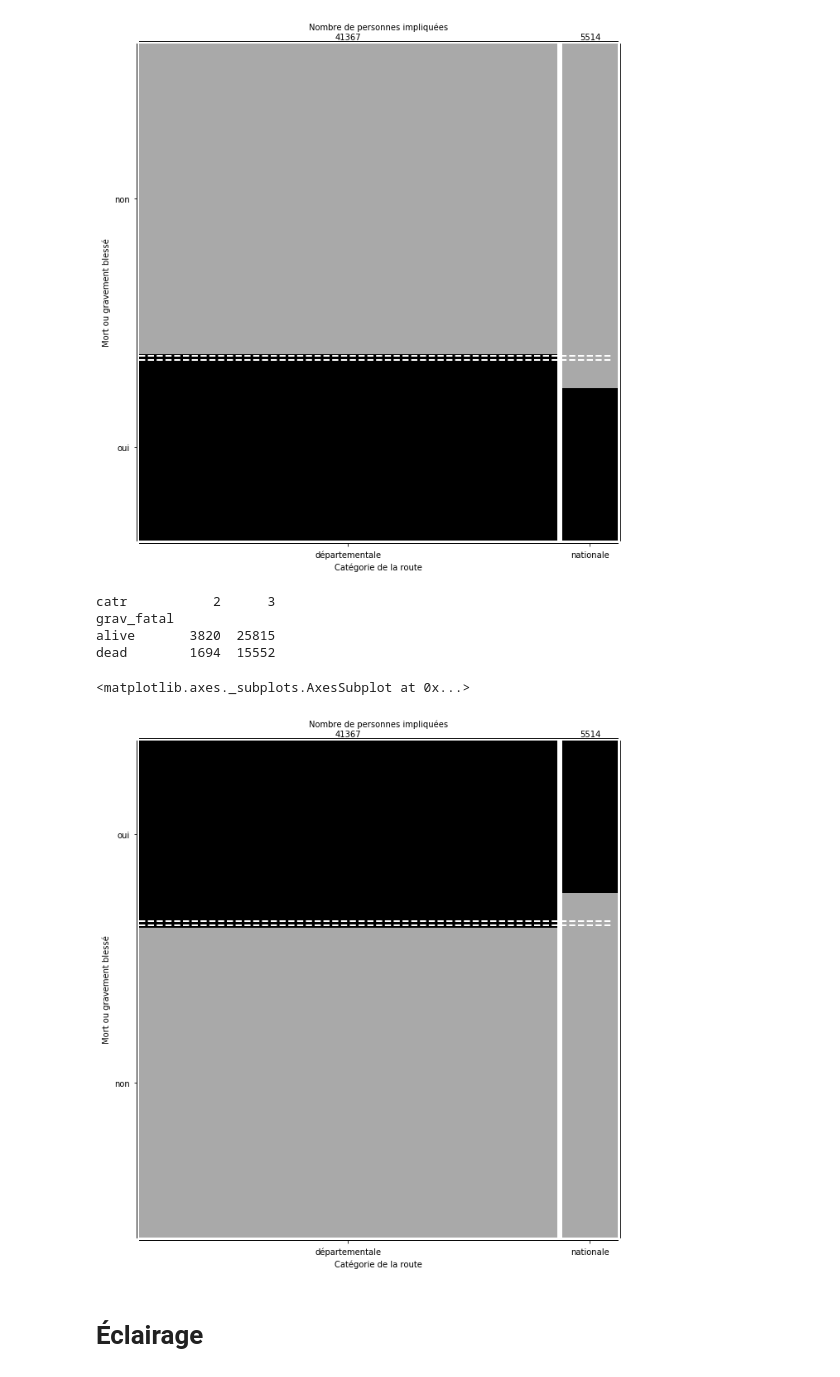
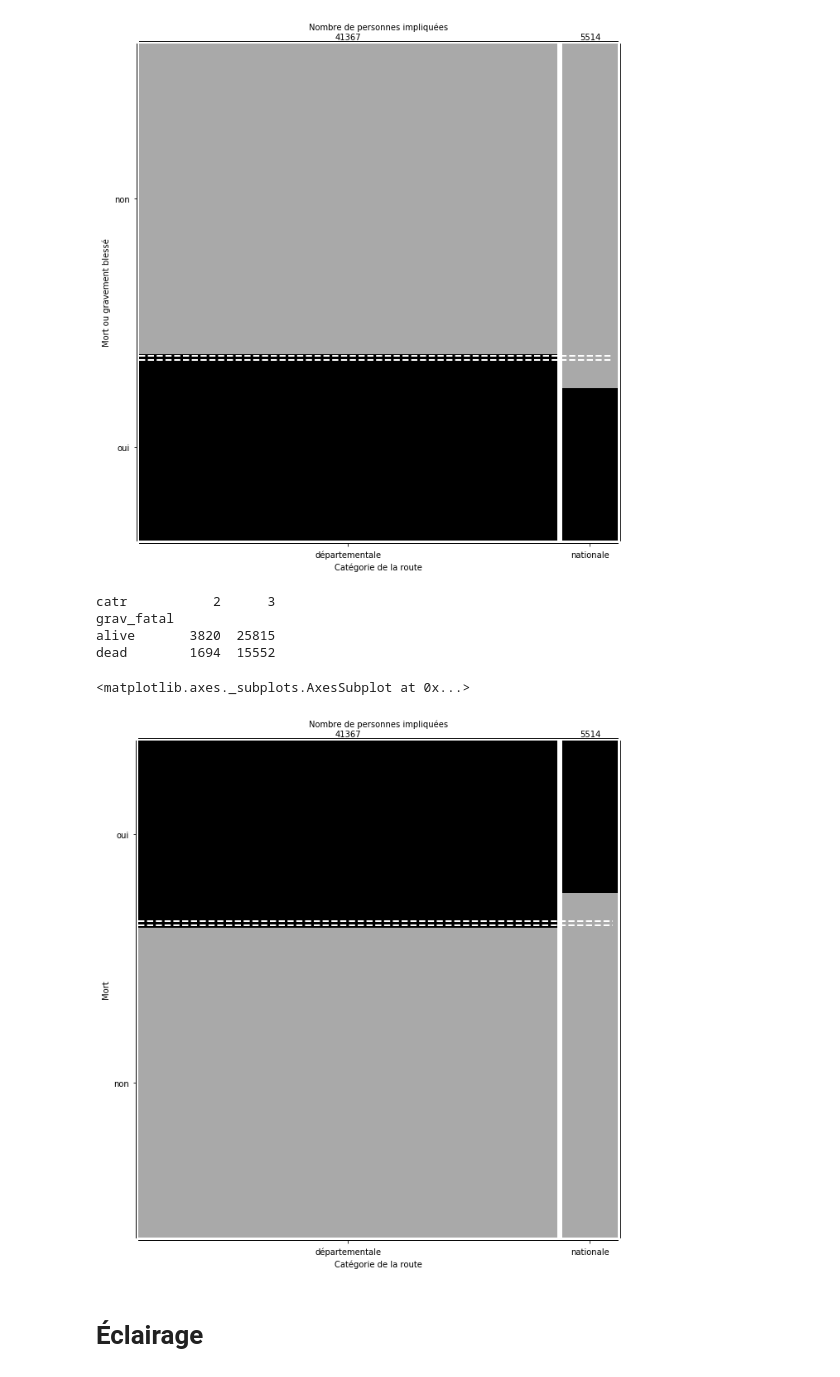
Before and after one commit to ericbenhamou/MASH_IPJ_2018, a Jupyter notebook: Untitled.ipynb, the cells around one changed output. Saved outputs shown, nothing was run; the diff lists cells and outputs as text; code cells hidden in the pictures.

```diff
--- a/Untitled.ipynb
+++ b/Untitled.ipynb
@@ -576,25 +576,25 @@ notgrav      14898  2348
 # %%
 #Mosaic plot mort vs. jeune
 ct_mort_catr = pd.crosstab(accidents_int["grav_fatal"], accidents_int["catr"])
 ct_mort_catr = ct_mort_catr.rename(index={True: "dead", False: "alive"})
 print(ct_mort_catr)
 N = np.sum(ct_mort_catr.values)
 phat = np.sum(ct_mort_catr.values[0,:]) / N
 deltap = scs.norm.ppf(.975) * np.sqrt(phat * (1-phat) / N)
 mosaic_plot(ct_mort_catr, {"dead": "black", "alive": "darkgrey"}, figsize=(10,10), pad_x=.01, pad_y=0,
-            x_label="Catégorie de la route", y_label="Mort ou gravement blessé",
+            x_label="Catégorie de la route", y_label="Mort",
             row_labels=["non", "oui"],
             col_labels=["départementale", "nationale"],
             top_label="Nombre de personnes impliquées",
             lines=[(phat+deltap, "w--", {"linewidth": 2}),
                    (phat-deltap, "w--", {"linewidth": 2})])
 # %% [output]
 catr           2      3
 grav_fatal
 alive       3820  25815
 dead        1694  15552
 <matplotlib.axes._subplots.AxesSubplot at 0x...>
-[figure, old version]
+[figure, new version]
 # %% [markdown]
 # Éclairage
 # %%
```
